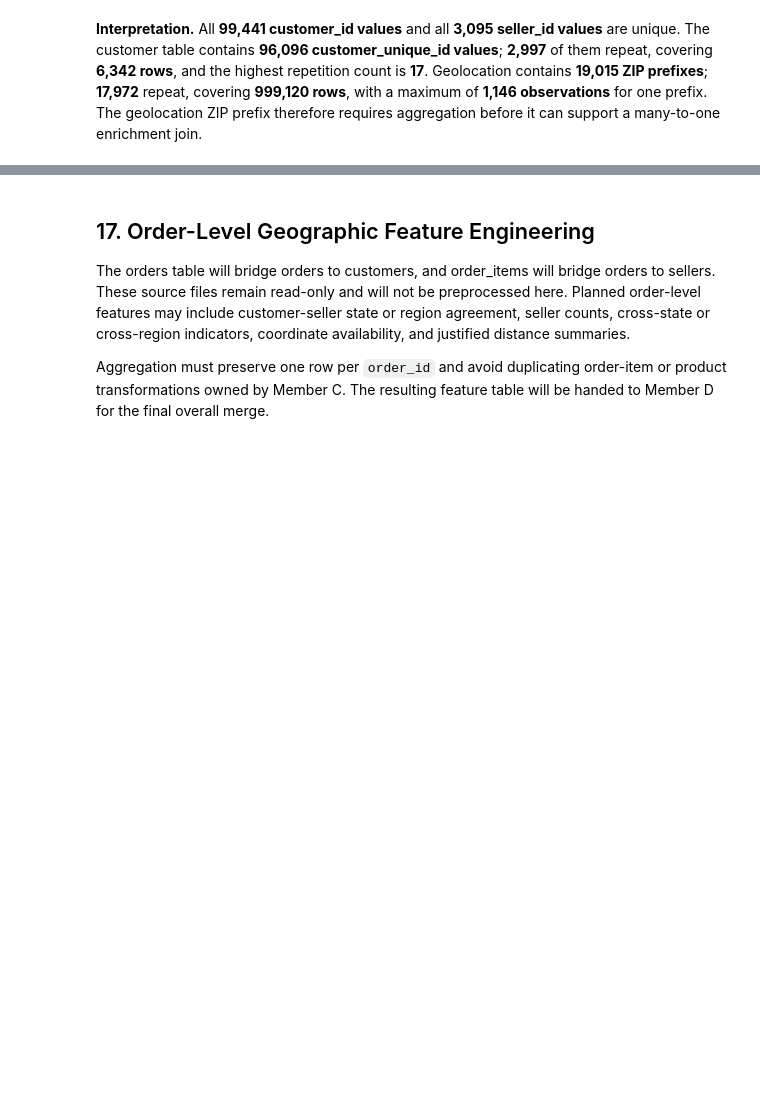
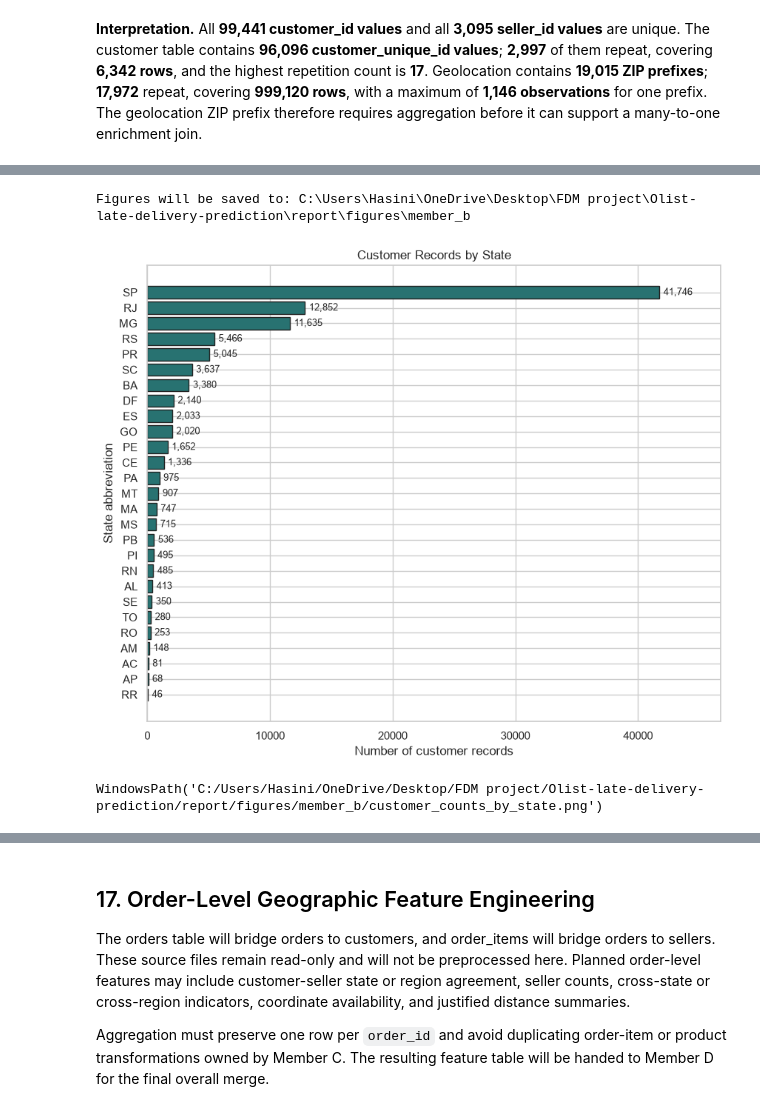
Before and after one commit to subhani257/Olist-late-delivery-prediction, a Jupyter notebook: notebooks/02_customer_seller_geo_eda_preprocessing.ipynb, the cells around one changed output, grey strips where cells are left out. Drawn from its saved outputs; the diff is of its cells as text; code cells hidden in the pictures; blank space fills up the shorter version.

Commit message:
Complete Member B geographic preprocessing and EDA

```diff
--- a/notebooks/02_customer_seller_geo_eda_preprocessing.ipynb
+++ b/notebooks/02_customer_seller_geo_eda_preprocessing.ipynb
@@ -453,0 +939,52 @@ Validated state codes will be mapped to Brazil's five official regions: North, N
+# %%
+import os
+import tempfile
+
+os.environ.setdefault(
+    "MPLCONFIGDIR",
+    str(Path(tempfile.gettempdir()) / "olist_member_b_matplotlib"),
+)
+
+import matplotlib.pyplot as plt
+import numpy as np
+import seaborn as sns
+
+FIGURE_DIR = REPO_ROOT / "report" / "figures" / "member_b"
+FIGURE_DIR.mkdir(parents=True, exist_ok=True)
+GENERATED_FIGURES = {}
+
+sns.set_theme(style="whitegrid", context="notebook")
+PRIMARY_COLOR = "#287271"
+SECONDARY_COLOR = "#D1495B"
+EDGE_COLOR = "#222222"
+
+
+def save_figure(fig, filename: str) -> Path:
+    output_path = FIGURE_DIR / filename
+    fig.savefig(output_path, dpi=180, bbox_inches="tight", facecolor="white")
+    GENERATED_FIGURES[filename] = output_path
+    plt.show()
+    plt.close(fig)
+    return output_path
+
+
+def label_horizontal_bars(ax, bars, formatter=lambda value: f"{int(value):,}"):
+    ax.bar_label(bars, labels=[formatter(bar.get_width()) for bar in bars], padding=4, fontsize=9)
+    ax.margins(x=0.12)
+
+
+print(f"Figures will be saved to: {FIGURE_DIR}")
+# %% [output]
+Figures will be saved to: C:\Users\Hasini\OneDrive\Desktop\FDM project\Olist-late-delivery-prediction\report\figures\member_b
+# %%
+customer_state_counts = customers_clean["customer_state"].value_counts().sort_values()
+fig, ax = plt.subplots(figsize=(10, 8))
+bars = ax.barh(customer_state_counts.index, customer_state_counts.values, color=PRIMARY_COLOR, edgecolor=EDGE_COLOR)
+label_horizontal_bars(ax, bars)
+ax.set_title("Customer Records by State")
+ax.set_xlabel("Number of customer records")
+ax.set_ylabel("State abbreviation")
+save_figure(fig, "customer_counts_by_state.png")
+# %% [output]
+[figure, added]
+WindowsPath('C:/Users/Hasini/OneDrive/Desktop/FDM project/Olist-late-delivery-prediction/report/figures/member_b/customer_counts_by_state.png')
```
Also changed, not shown: parts of 45 cells of this notebook, 11 other files.
